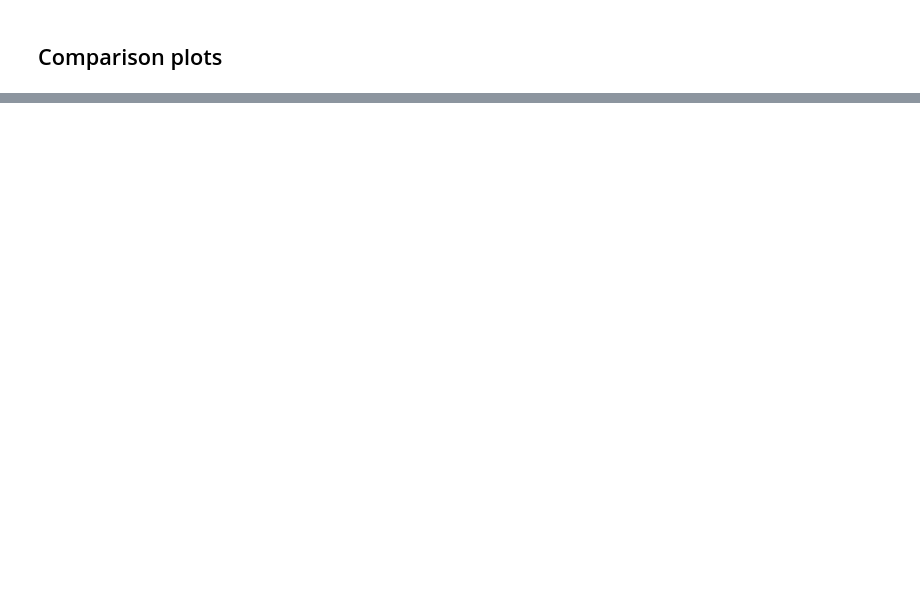
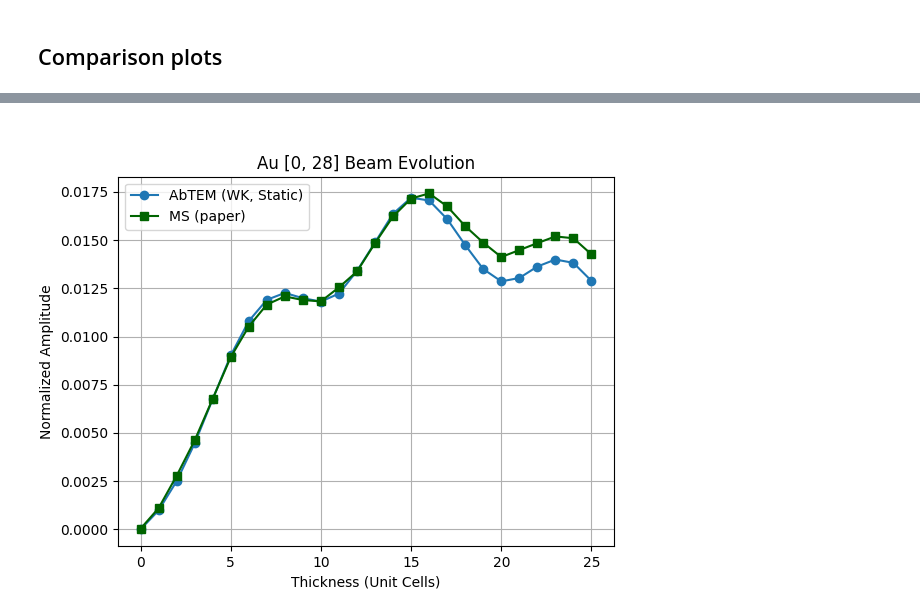
Before and after one commit to DavidLanders95/jax-ptychography, a Jupyter notebook: wpm/au_verification.ipynb, the cells around one changed output, grey strips where cells are left out. Saved outputs shown, nothing was run; the diff lists cells and outputs as text; code cells hidden in the pictures; blank space fills up the shorter version.

```diff
--- a/wpm/au_verification.ipynb
+++ b/wpm/au_verification.ipynb
@@ -381,0 +661,15 @@ fig2.savefig("Au_wavefields.pdf", bbox_inches='tight')
+# %%
+beam_amplitude = np.array(beam_amplitude)
+beam_amplitude = np.insert(beam_amplitude, 0, 0)  # Prepend zero-order beam (thickness 0)
+# --- 5. Plotting ---
+plt.figure()
+plt.plot(beam_amplitude, marker='o', label='AbTEM (WK, Static)')
+plt.plot(measurements_ms_paper_0_28, marker="s", label="MS (paper)", color='darkgreen')
+plt.xlabel('Thickness (Unit Cells)')
+plt.ylabel('Normalized Amplitude')
+plt.title('Au [0, 28] Beam Evolution')
+plt.grid(True)
+plt.legend()
+plt.show()
+# %% [output]
+[figure, added]
```
Also changed, not shown: parts of 13 cells of this notebook, 3 other files.
